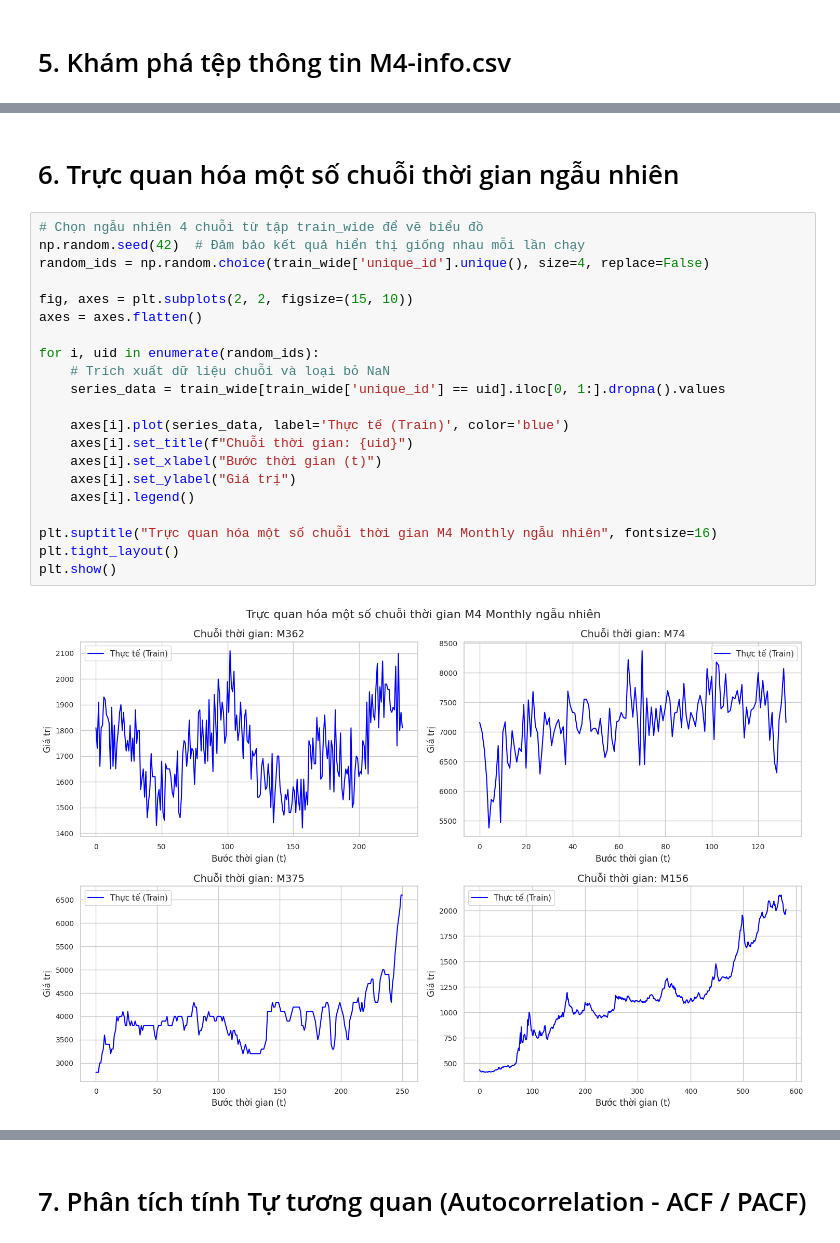
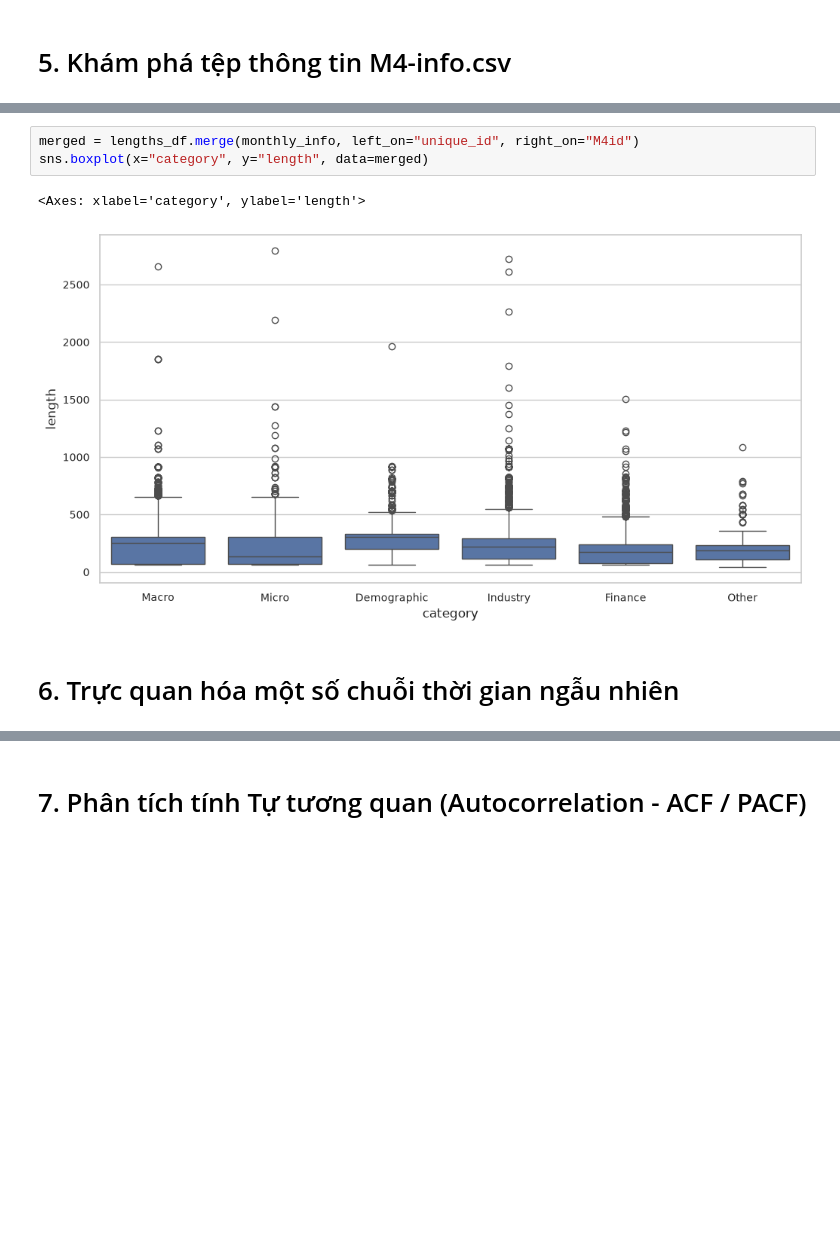
Before and after one commit to wotttoo/hybrid-forecasting-gb-pretrained, a Jupyter notebook: notebooks/01_eda.ipynb, the cells around one changed output, grey strips where cells are left out. Saved outputs shown, nothing was run; the diff lists cells and outputs as text; blank space fills up the shorter version.

```diff
--- a/notebooks/01_eda.ipynb
+++ b/notebooks/01_eda.ipynb
@@ -144,25 +212,8 @@ Name: count, dtype: int64
+# %%
+merged = lengths_df.merge(monthly_info, left_on="unique_id", right_on="M4id")
+sns.boxplot(x="category", y="length", data=merged)
+# %% [output]
+<Axes: xlabel='category', ylabel='length'>
+[figure, added]
 # %% [markdown]
 # 6. Trực quan hóa một số chuỗi thời gian ngẫu nhiên
-# %%
-# Chọn ngẫu nhiên 4 chuỗi từ tập train_wide để vẽ biểu đồ
-np.random.seed(42)  # Đảm bảo kết quả hiển thị giống nhau mỗi lần chạy
-random_ids = np.random.choice(train_wide['unique_id'].unique(), size=4, replace=False)
-
-fig, axes = plt.subplots(2, 2, figsize=(15, 10))
-axes = axes.flatten()
-
-for i, uid in enumerate(random_ids):
-    # Trích xuất dữ liệu chuỗi và loại bỏ NaN
-    series_data = train_wide[train_wide['unique_id'] == uid].iloc[0, 1:].dropna().values
-
-    axes[i].plot(series_data, label='Thực tế (Train)', color='blue')
-    axes[i].set_title(f"Chuỗi thời gian: {uid}")
-    axes[i].set_xlabel("Bước thời gian (t)")
-    axes[i].set_ylabel("Giá trị")
-    axes[i].legend()
-
-plt.suptitle("Trực quan hóa một số chuỗi thời gian M4 Monthly ngẫu nhiên", fontsize=16)
-plt.tight_layout()
-plt.show()
-# %% [output]
-[figure, removed]
```
Also changed, not shown: parts of 21 cells of this notebook.
